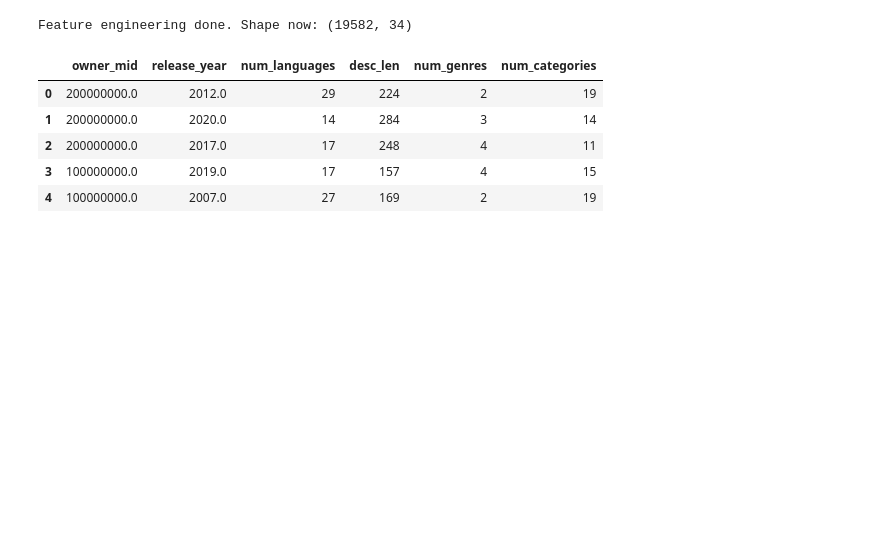
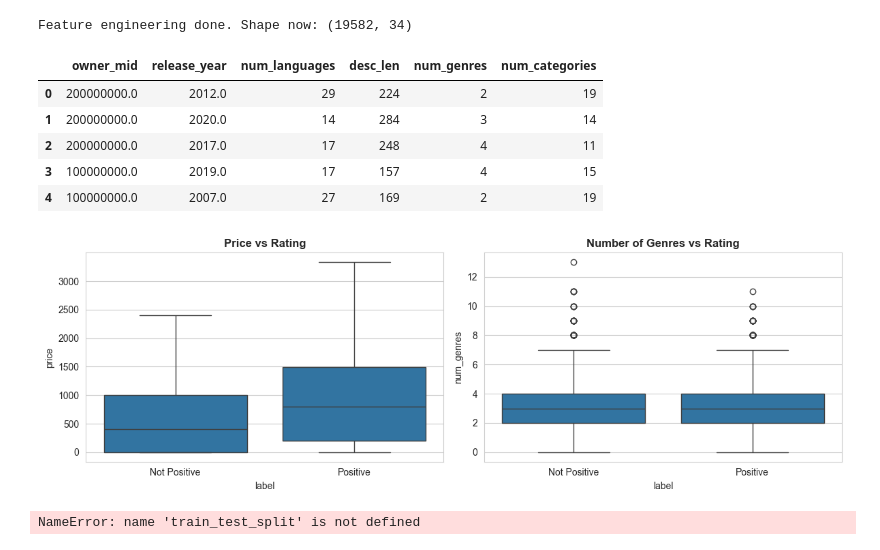
Before and after one commit to bikuud/Study_for_data, a Jupyter notebook: Practice/Kaggle/Code/kaggle_260916.ipynb, the cells around one changed output. Cells and saved outputs as stored; diff of their text form; code cells hidden in the pictures; blank space fills up the shorter version.

```diff
--- a/Practice/Kaggle/Code/kaggle_260916.ipynb
+++ b/Practice/Kaggle/Code/kaggle_260916.ipynb
@@ -165,3 +165,46 @@ Feature engineering done. Shape now: (19582, 34)
 | 2 | 200000000.0 | 2017.0 | 17 | 248 | 4 | 11 |
 | 3 | 100000000.0 | 2019.0 | 17 | 157 | 4 | 15 |
 | 4 | 100000000.0 | 2007.0 | 27 | 169 | 2 | 19 |
+# %%
+fig, axes=plt.subplots(1,2, figsize=(12,4))
+sns.boxplot(data=df, x='label', y='price',  ax=axes[0], showfliers=False)
+axes[0].set_xticklabels(['Not Positive', 'Positive'])
+axes[0].set_title('Price vs Rating', fontweight='bold')
+
+sns.boxplot(data=df, x='label', y='num_genres', ax=axes[1])
+axes[1].set_xticklabels(['Not Positive','Positive'])
+axes[1].set_title('Number of Genres vs Rating', fontweight='bold')
+
+plt.tight_layout()
+plt.show()
+# %% [output]
+[figure, added]
+# %%
+num_features=[
+    'price', 'initialprice', 'discount','ccu',
+    'average_forever','average_2weeks','median_forever','median_2weeks',
+    'required_age','achievements','metacritic_score','has_metacritic',
+    'owners_mid','release_year','num_languages','desc_len',
+    'num_genres','num_categories',
+    'is_free','platforms_windows','platforms_mac','platforms_linux'
+]
+X_train_df, X_test_df, y_train, y_test=train_test_split(
+    df,df['label'], test_size=0.2, random_state=42, stratify=df['label'])
+
+scaler=StandardScaler()
+X_train_num=scaler.fit_transform(X_train[num_features])
+X_test_num=scaler.transform(X_test_df[num_features])
+
+tfidf=TfidfVectorizer(max_feautres=60, token_pattern=r'[ A-Za-z\-]+')
+X_train_text=tfidf.fit_transform(X_trian_df['genre_cat_text'])
+X_test_text=tfidf.transform(X_test_df['genre_cat_text'])
+## 숫자로 된 변수들을 표준화하고, 텍스트로 된 데이터들도 변수화하기 위하여 Tfidf를 활용함
+
+X_train=hstack([csr_matrix(X_train_num), X_train_text]).tocsr()
+X_test=hstack([csr_matrix(X_test_num), X_test_text]).tocsr()
+
+feature_names=num_features+list(tfidf.get_feature_names_out())
+
+print('Train shape:', X_train.shape, "| Test shape:", X_test.shape)
+# %% [output]
+NameError: name 'train_test_split' is not defined
```
Also changed, not shown: parts of 5 cells of this notebook.
